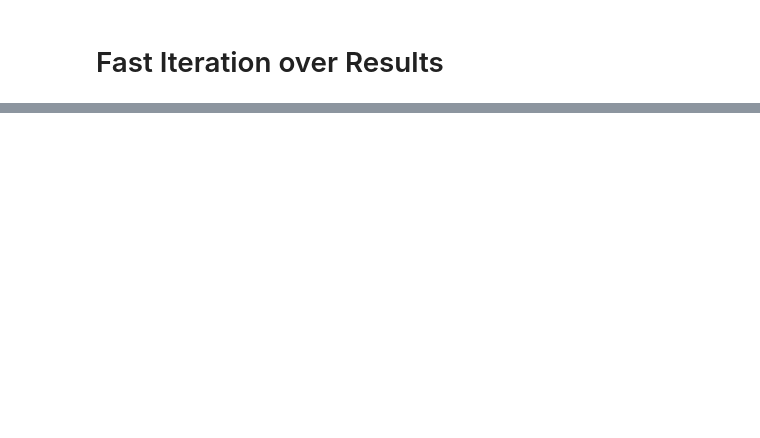
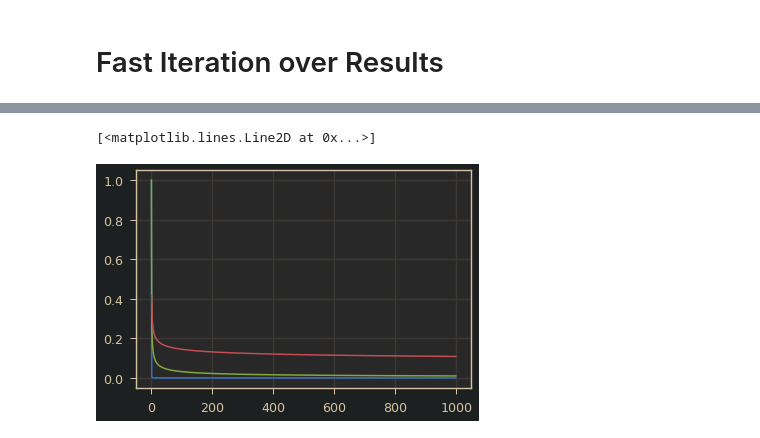
Before and after one commit to valevo/SABIO, a Jupyter notebook: backend/v0_4/dev.ipynb, the cells around one changed output, grey strips where cells are left out. Saved outputs shown, nothing was run; the diff lists cells and outputs as text; code cells hidden in the pictures; blank space fills up the shorter version.

```diff
--- a/backend/v0_4/dev.ipynb
+++ b/backend/v0_4/dev.ipynb
@@ -251,0 +236,11 @@ t.iloc[0].round(3)
+# %%
+plt.plot(1/(np.linspace(0., 10000., 1000)+1)**2)
+plt.plot(1/(np.linspace(0., 10000., 1000)+1)**0.5)
+
+plt.plot(1/np.log(np.linspace(0., 10000., 1000)+1))
+# plt.plot(np.linspace(0., 1000., 1000)/(np.linspace(0., 1000., 1000).sum()))
+
+# plt.ylim((0, 1))
+# %% [output]
+[<matplotlib.lines.Line2D at 0x...>]
+[figure, added]
```
Also changed, not shown: parts of 21 cells of this notebook, 1 other file.
